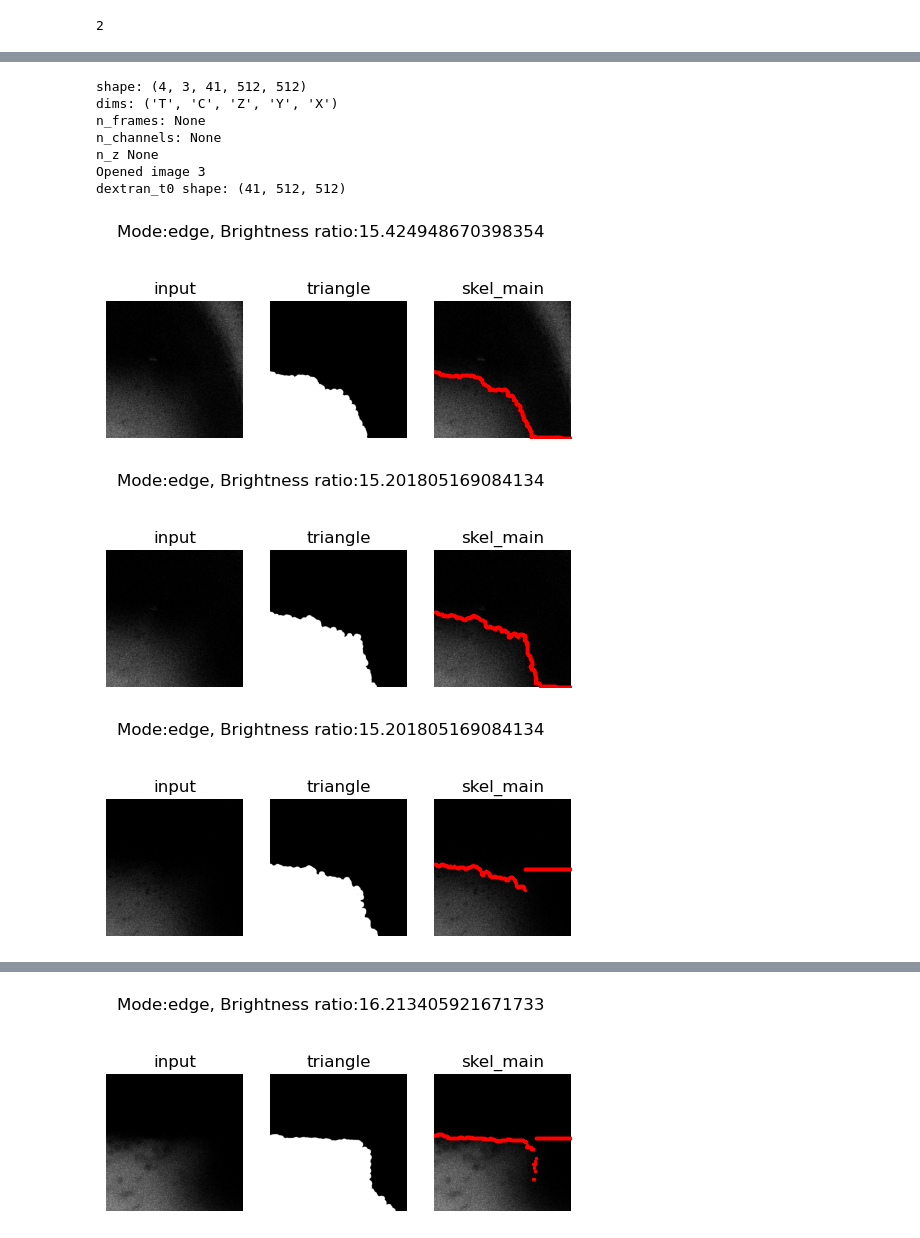
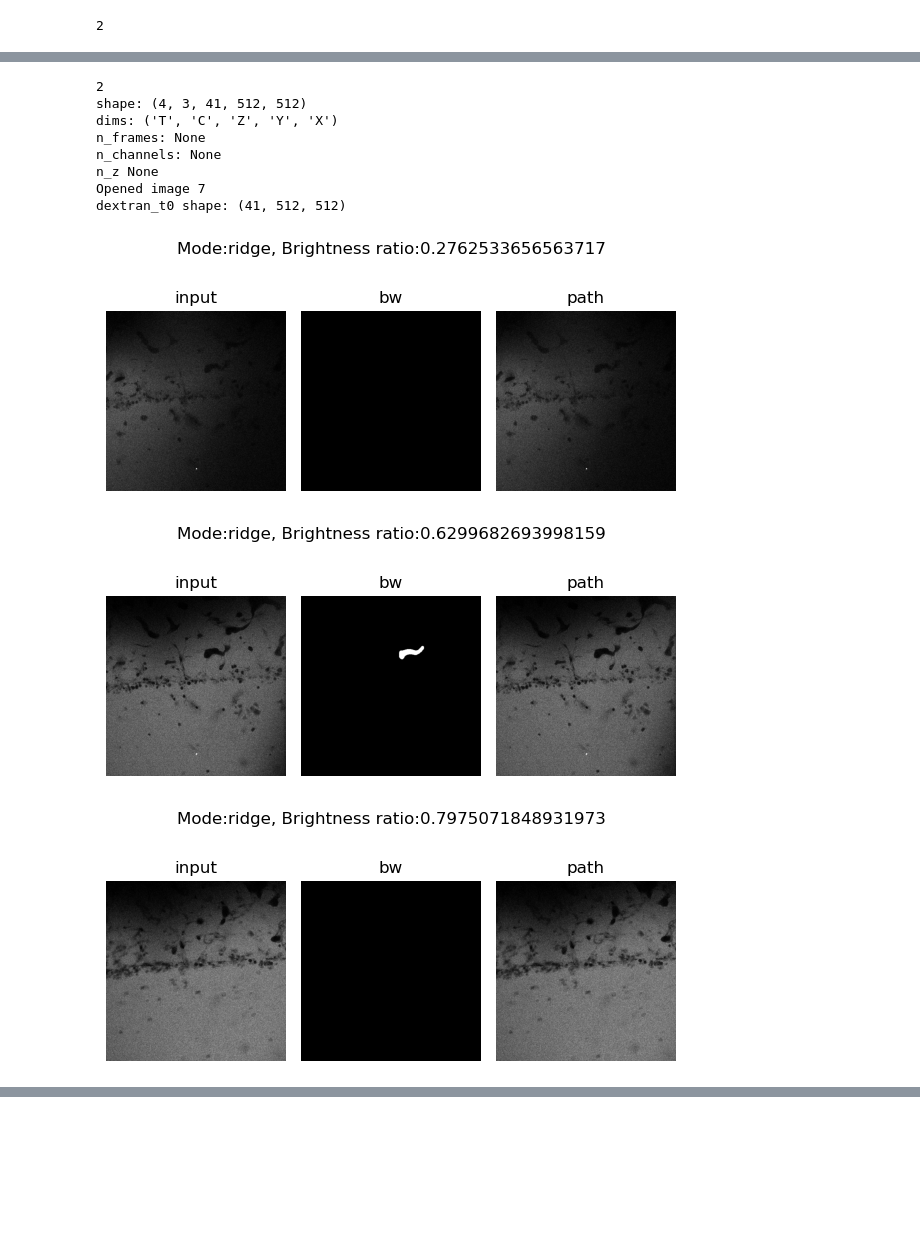
Before and after one commit to isobelth/image_quantification, a Jupyter notebook: Vasculature/placenta_perfusion.ipynb, the cells around one changed output, grey strips where cells are left out. Cells and saved outputs as stored; diff of their text form; code cells hidden in the pictures; blank space fills up the shorter version.

```diff
--- a/Vasculature/placenta_perfusion.ipynb
+++ b/Vasculature/placenta_perfusion.ipynb
@@ -189,19 +38,0 @@ dextran_t0 shape: (41, 512, 512)
-# %%
-lif_path = lif_files[1]
-image_index = 2
-
-dextran_channel = 2
-with LifFile(lif_path) as lif:
-    img = lif.images[image_index]
-    print("shape:", img.shape)
-
-
-    # Often available:
-    print("dims:", getattr(img, "dims", None))
-    print("n_frames:", getattr(img, "n_frames", None))
-    print("n_channels:", getattr(img, "n_channels", None))
-    print("n_z", getattr(img, "n_z", None))
-    print(f"Opened image {image_index}")
-    img = img.asarray()
-dextran_t0 = img[0, dextran_channel, :, :, :]
-print("dextran_t0 shape:", dextran_t0.shape)
@@ -345,6 +167,7 @@ def extract_boundary(img, thr_func, min_size=100, area_threshold=500, opening_si
         props = regionprops(labels)
         biggest = max(props, key=lambda p: p.area)
         bw = (labels == biggest.label)
+
 
 
     # interface line
@@ -434,7 +257,7 @@ def vertical_brightness_ratio(img, split=0.5, eps=1e-6, robust=True):
     return float(abs(np.log((a + eps) / (b + eps))))
 
 
-def find_ridge_through_plane(img_slice, to_plot=True, ratio_cutoff=0.75):
+def find_ridge_through_plane(img_slice, to_plot=True, ratio_cutoff=0.8):
     """
     Drop-in replacement:
     - check vertical brightness ratio
@@ -460,15 +283,15 @@ def find_ridge_through_plane(img_slice, to_plot=True, ratio_cutoff=0.75):
         # --- Sanity check: boundary too long? ---
         if path_mask.sum() > 1.5 * W:
             title = "minimum"
-            path_mask, bw = extract_boundary(img_med, threshold_minimum, min_size = 0, area_threshold = 0, opening_size=10)
+            path_mask, bw = extract_boundary(img_med, threshold_minimum, min_size = 0, area_threshold = 0, opening_size=0)
         elif path_mask[0, :].any() or path_mask[-1, :].any():
             title = "triangle"
-            path_mask, bw = extract_boundary(img_med, threshold_triangle, min_size = 0, area_threshold = 0, opening_size=10)
+            path_mask, bw = extract_boundary(img_slice, threshold_triangle, min_size = 0, area_threshold = 0, opening_size=10)
         path_mask = extend_path_to_edges(path_mask, k=25)
         path_mask = flatten_big_drop(path_mask, drop_thresh_px=30, tail_frac=0.4)
 
 
-        if to_plot:
+        if to_plot and mode=="edge":
             fig, ax = plt.subplots(ncols=3, figsize=(6, 3))
             ax[0].imshow(img_slice, cmap="gray")
             ax[0].set_title("input")
@@ -504,8 +327,9 @@ def find_ridge_through_plane(img_slice, to_plot=True, ratio_cutoff=0.75):
         path_mask = find_best_left_right_route(skel_main)
         if path_mask is None:
             path_mask = find_best_left_right_route(skel)
-        path_mask = extend_path_to_edges(path_mask, k=25)
-        path_mask = flatten_big_drop(path_mask, drop_thresh_px=50, tail_frac=0.4)
+        if path_mask is not None:
+            path_mask = extend_path_to_edges(path_mask, k=25)
+        # path_mask = flatten_big_drop(path_mask, drop_thresh_px=50, tail_frac=0.4)
 
         if to_plot:
             fig, ax = plt.subplots(ncols=3, figsize=(6, 3))
@@ -527,36 +351,41 @@ def find_ridge_through_plane(img_slice, to_plot=True, ratio_cutoff=0.75):
 
     # return path_mask, mode, vr, img_med
 # %%
+folder = Path(r"Z:\Maria Cuende\0_Projects\0_Placenta\Barrier integrity\20260115-22_Exp6")
+lif_files = list(folder.glob("*.lif"))
+print(len(lif_files))
+
 lif_path = lif_files[1]
-image_index = 3
+image_index = 7
 
 dextran_channel = 2
 with LifFile(lif_path) as lif:
     img = lif.images[image_index]
     print("shape:", img.shape)
 
 
     # Often available:
     print("dims:", getattr(img, "dims", None))
     print("n_frames:", getattr(img, "n_frames", None))
     print("n_channels:", getattr(img, "n_channels", None))
     print("n_z", getattr(img, "n_z", None))
     print(f"Opened image {image_index}")
     img = img.asarray()
 dextran_t0 = img[0, dextran_channel, :, :, :]
 print("dextran_t0 shape:", dextran_t0.shape)
 
 
-for z in [5,7,12,15,18,20,25,25,27,28,29, 35,40]:
+for z in [5,7,12,15,18,20,25]:
     find_ridge_through_plane(dextran_t0[z, :, :], to_plot=True)
 # %% [output]
+2
 shape: (4, 3, 41, 512, 512)
 dims: ('T', 'C', 'Z', 'Y', 'X')
 n_frames: None
 n_channels: None
 n_z None
-Opened image 3
+Opened image 7
 dextran_t0 shape: (41, 512, 512)
-[figure, old version]
+[figure, new version]
-[figure, old version]
+[figure, new version]
-[figure, old version]
+[figure, new version]
@@ -567 +395,0 @@ dextran_t0 shape: (41, 512, 512)
-[figure, removed]
```
Also changed, not shown: parts of 9 cells of this notebook.
